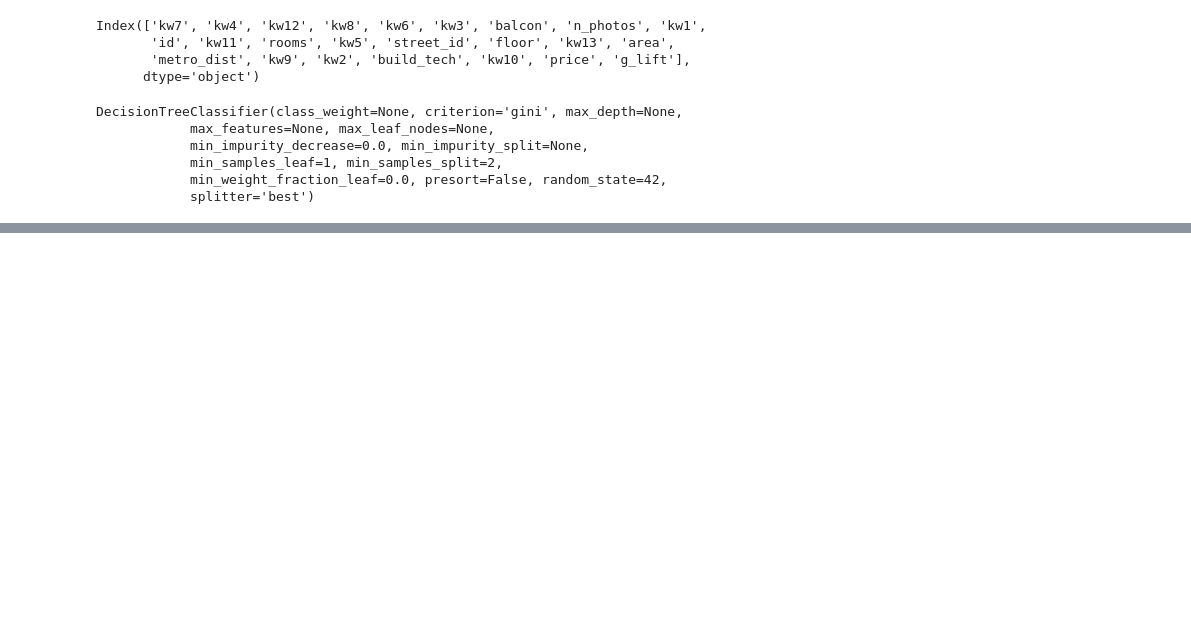
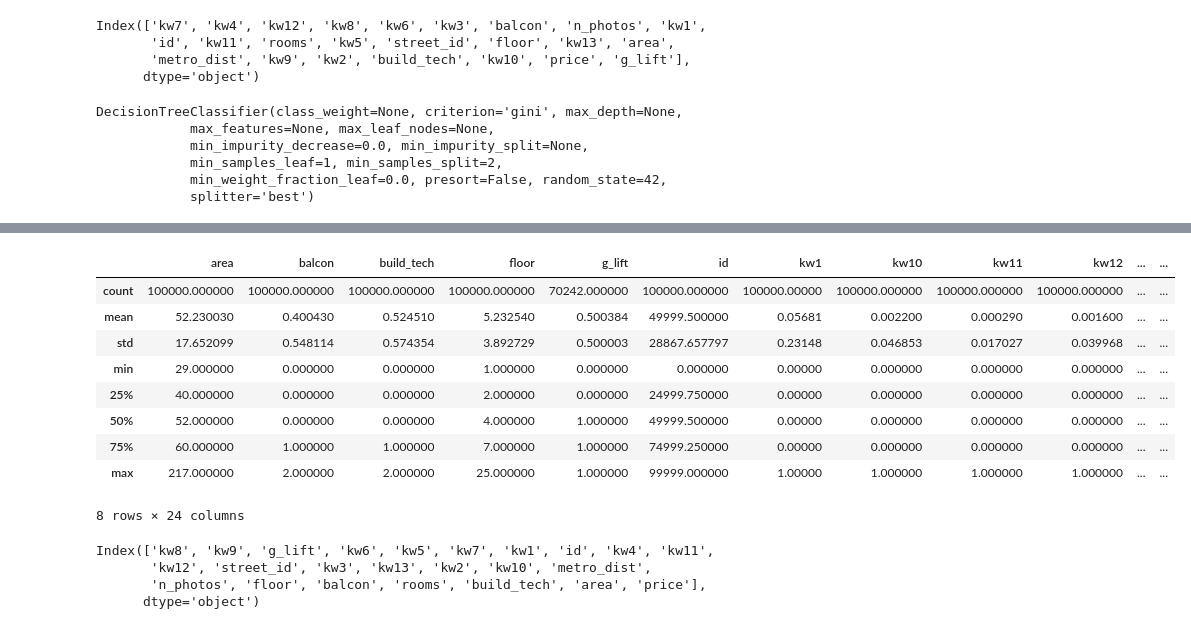
Before and after one commit to tsgnkv/introml2018-2, a Jupyter notebook: property_prices.ipynb, the cells around one changed output, grey strips where cells are left out. Drawn from its saved outputs; the diff is of its cells as text; code cells hidden in the pictures; blank space fills up the shorter version.

```diff
--- a/property_prices.ipynb
+++ b/property_prices.ipynb
@@ -218,0 +311,2 @@ accuracy_score(y_test, clf.predict(X_test))
+# %%
+train_data = all_data.iloc[:100000,]
@@ -218,0 +323,20 @@ accuracy_score(y_test, clf.predict(X_test))
+# %%
+train_data.describe()
+# %% [output]
+|  | area | balcon | build_tech | floor | g_lift | id | kw1 | kw10 | kw11 | kw12 | ... | ... |
+| count | 100000.000000 | 100000.000000 | 100000.000000 | 100000.000000 | 70242.000000 | 100000.000000 | 100000.00000 | 100000.000000 | 100000.000000 | 100000.000000 | ... | ... |
+| mean | 52.230030 | 0.400430 | 0.524510 | 5.232540 | 0.500384 | 49999.500000 | 0.05681 | 0.002200 | 0.000290 | 0.001600 | ... | ... |
+| std | 17.652099 | 0.548114 | 0.574354 | 3.892729 | 0.500003 | 28867.657797 | 0.23148 | 0.046853 | 0.017027 | 0.039968 | ... | ... |
+| min | 29.000000 | 0.000000 | 0.000000 | 1.000000 | 0.000000 | 0.000000 | 0.00000 | 0.000000 | 0.000000 | 0.000000 | ... | ... |
+| 25% | 40.000000 | 0.000000 | 0.000000 | 2.000000 | 0.000000 | 24999.750000 | 0.00000 | 0.000000 | 0.000000 | 0.000000 | ... | ... |
+| 50% | 52.000000 | 0.000000 | 0.000000 | 4.000000 | 1.000000 | 49999.500000 | 0.00000 | 0.000000 | 0.000000 | 0.000000 | ... | ... |
+| 75% | 60.000000 | 1.000000 | 1.000000 | 7.000000 | 1.000000 | 74999.250000 | 0.00000 | 0.000000 | 0.000000 | 0.000000 | ... | ... |
+| max | 217.000000 | 2.000000 | 2.000000 | 25.000000 | 1.000000 | 99999.000000 | 1.00000 | 1.000000 | 1.000000 | 1.000000 | ... | ... |
+8 rows × 24 columns
+# %%
+abs(corr['price']).sort_values().index
+# %% [output]
+Index(['kw8', 'kw9', 'g_lift', 'kw6', 'kw5', 'kw7', 'kw1', 'id', 'kw4', 'kw11',
+       'kw12', 'street_id', 'kw3', 'kw13', 'kw2', 'kw10', 'metro_dist',
+       'n_photos', 'floor', 'balcon', 'rooms', 'build_tech', 'area', 'price'],
+      dtype='object')
```
Also changed, not shown: parts of 37 cells of this notebook.
